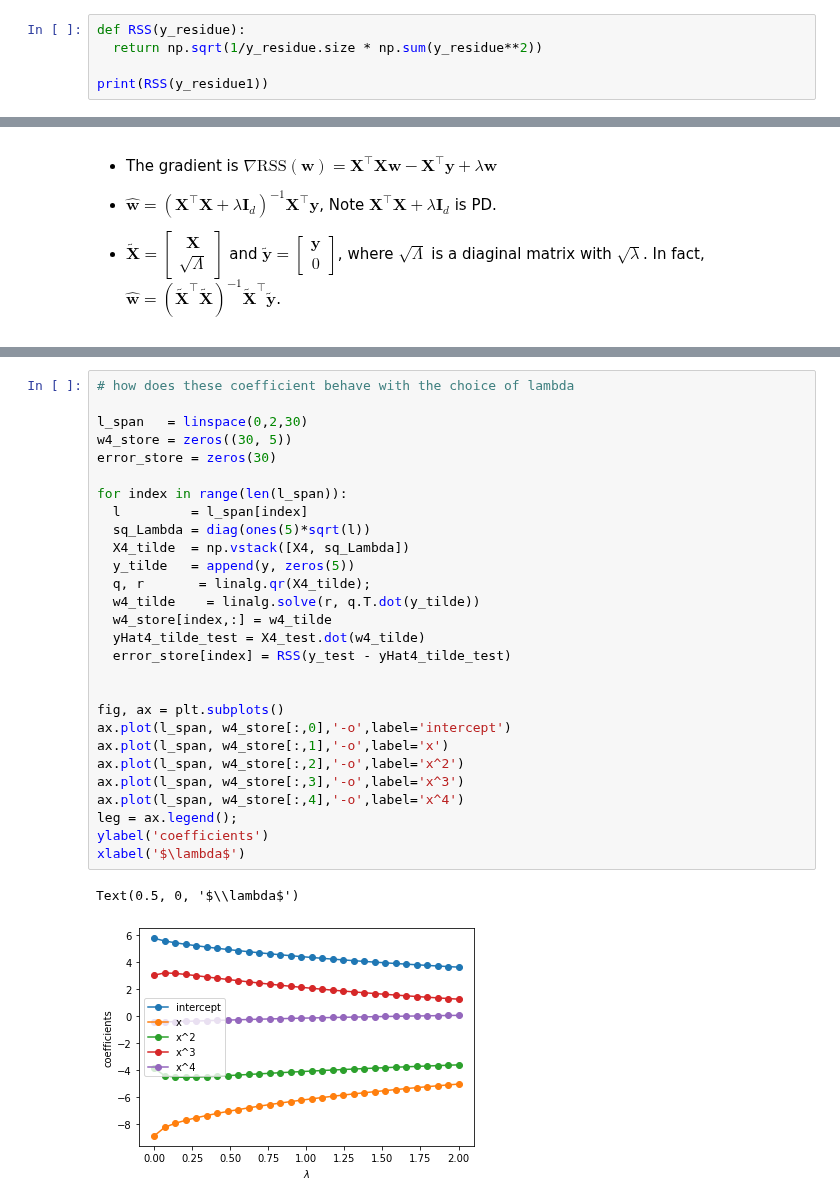
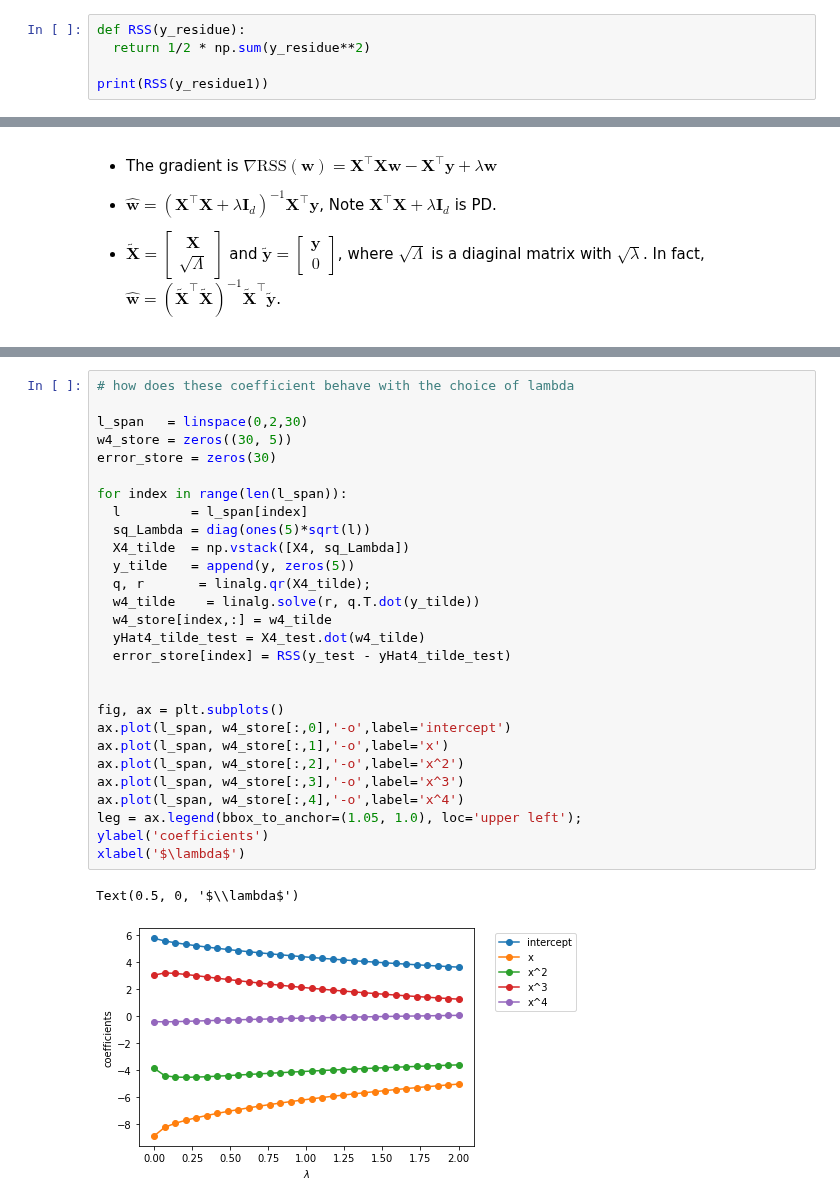
Before and after one commit to yexf308/MachineLearning, a Jupyter notebook: 5_regession1.ipynb, the cells around one changed output, grey strips where cells are left out. Cells and saved outputs as stored; diff of their text form.

```diff
--- a/5_regession1.ipynb
+++ b/5_regession1.ipynb
@@ -100,7 +100,7 @@ plot(x,yHat,'ro');
 [figure]
 # %%
 def RSS(y_residue):
-  return np.sqrt(1/y_residue.size * np.sum(y_residue**2))
+  return 1/2 * np.sum(y_residue**2)
 
 print(RSS(y_residue1))
 # %% [output]
@@ -283,34 +285,34 @@ Fourth order with Ridge: 22.58347313198736
 # %%
 # how does these coefficient behave with the choice of lambda
 
 l_span   = linspace(0,2,30)
 w4_store = zeros((30, 5))
 error_store = zeros(30)
 
 for index in range(len(l_span)):
   l         = l_span[index]
   sq_Lambda = diag(ones(5)*sqrt(l))
   X4_tilde  = np.vstack([X4, sq_Lambda])
   y_tilde   = append(y, zeros(5))
   q, r       = linalg.qr(X4_tilde);
   w4_tilde    = linalg.solve(r, q.T.dot(y_tilde))
   w4_store[index,:] = w4_tilde
   yHat4_tilde_test = X4_test.dot(w4_tilde)
   error_store[index] = RSS(y_test - yHat4_tilde_test)
 
 
 fig, ax = plt.subplots()
 ax.plot(l_span, w4_store[:,0],'-o',label='intercept')
 ax.plot(l_span, w4_store[:,1],'-o',label='x')
 ax.plot(l_span, w4_store[:,2],'-o',label='x^2')
 ax.plot(l_span, w4_store[:,3],'-o',label='x^3')
 ax.plot(l_span, w4_store[:,4],'-o',label='x^4')
-leg = ax.legend();
+leg = ax.legend(bbox_to_anchor=(1.05, 1.0), loc='upper left');
 ylabel('coefficients')
 xlabel('$\lambda$')
 # %% [output]
 Text(0.5, 0, '$\\lambda$')
-[figure, old version]
+[figure, new version]
 # %%
 
 fig, ax = plt.subplots()
```
Also changed, not shown: parts of 9 cells of this notebook.
